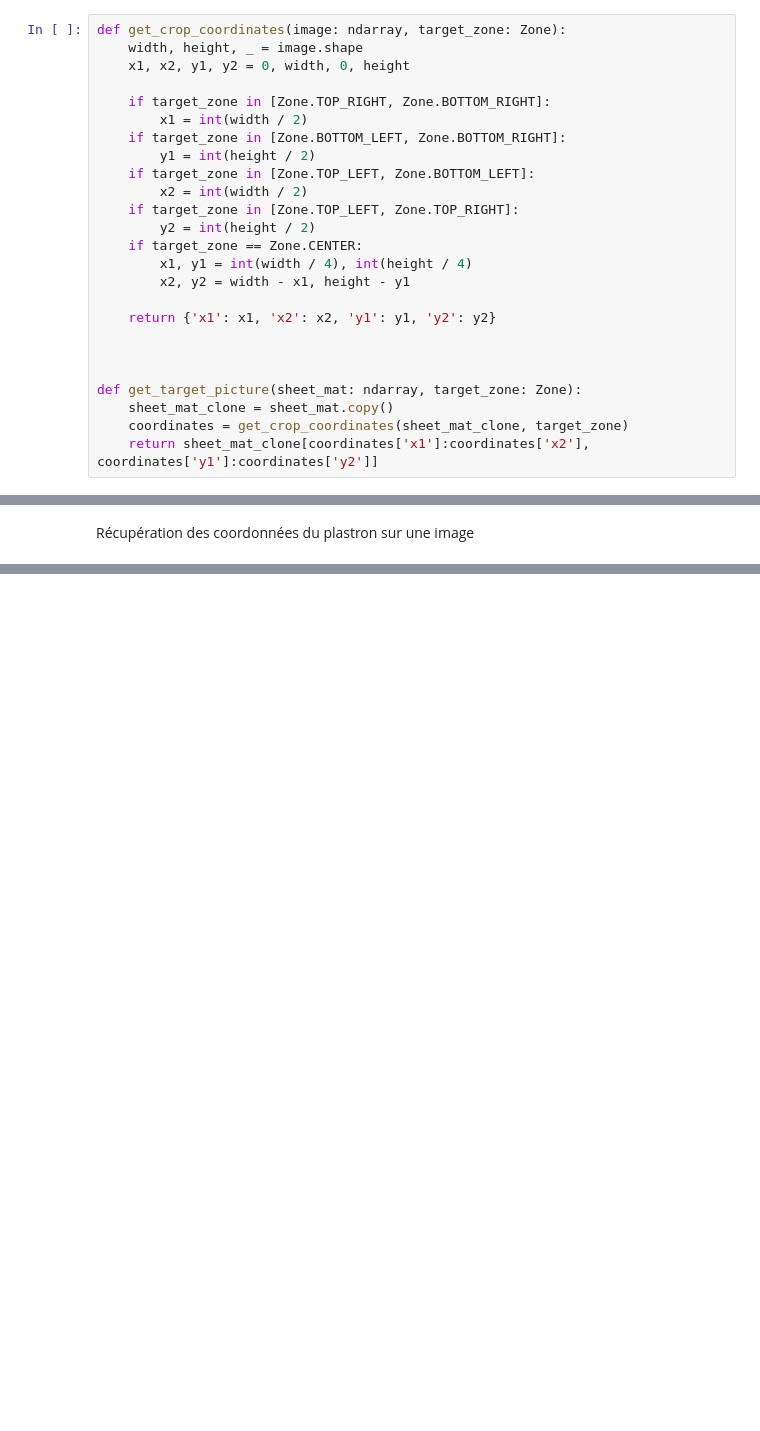
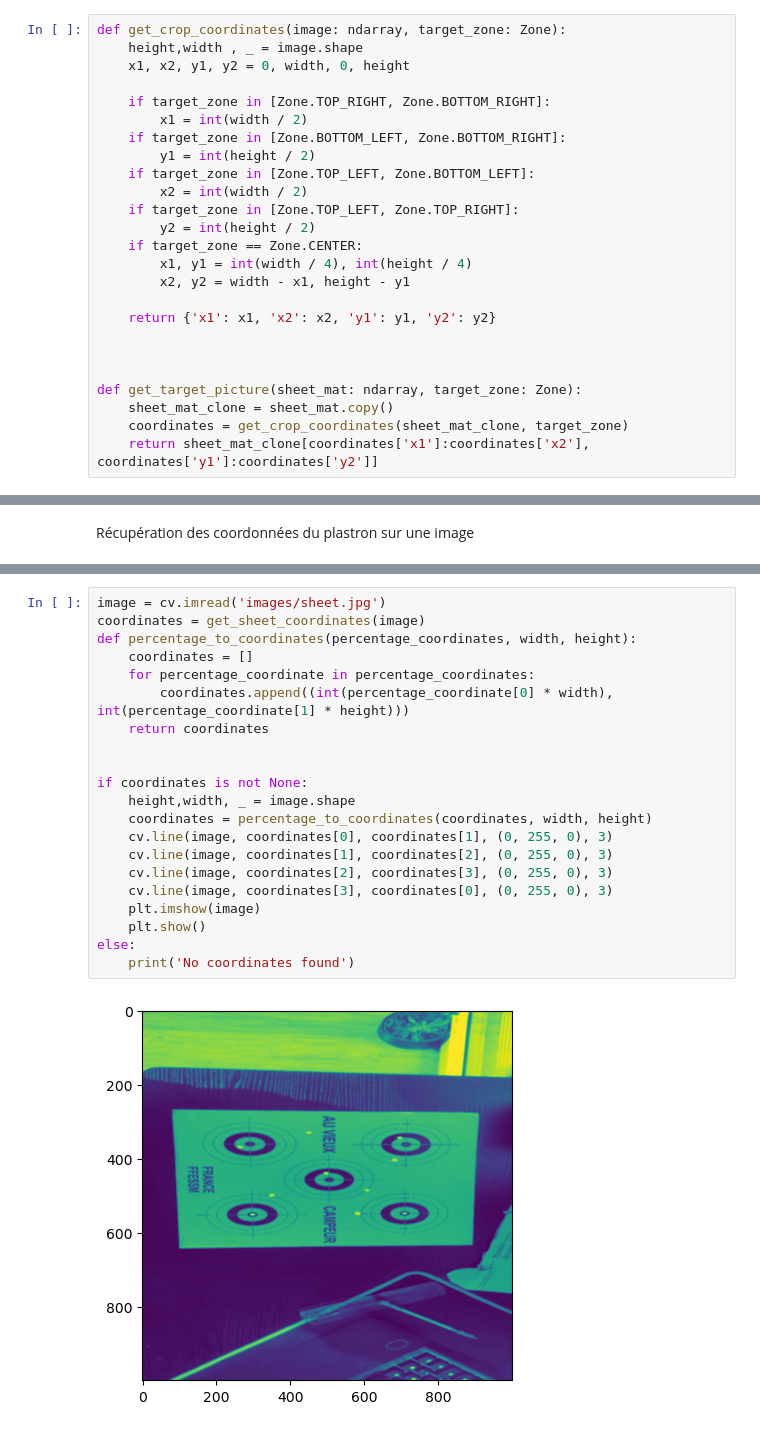
Before and after one commit to subvision-soft/documentation, a Jupyter notebook: algorithm-demo.ipynb, the cells around one changed output, grey strips where cells are left out. Drawn from its saved outputs; the diff is of its cells as text; blank space fills up the shorter version.

```diff
--- a/algorithm-demo.ipynb
+++ b/algorithm-demo.ipynb
@@ -23,7 +23,7 @@ class Zone(Enum):
 Extraction d'un visuel du plastron
 # %%
 def get_crop_coordinates(image: ndarray, target_zone: Zone):
-    width, height, _ = image.shape
+    height,width , _ = image.shape
     x1, x2, y1, y2 = 0, width, 0, height
 
     if target_zone in [Zone.TOP_RIGHT, Zone.BOTTOM_RIGHT]:
@@ -129,0 +160,23 @@ def get_sheet_coordinates(sheet_mat: ndarray):
+# %%
+image = cv.imread('images/sheet.jpg')
+coordinates = get_sheet_coordinates(image)
+def percentage_to_coordinates(percentage_coordinates, width, height):
+    coordinates = []
+    for percentage_coordinate in percentage_coordinates:
+        coordinates.append((int(percentage_coordinate[0] * width), int(percentage_coordinate[1] * height)))
+    return coordinates
+
+
+if coordinates is not None:
+    height,width, _ = image.shape
+    coordinates = percentage_to_coordinates(coordinates, width, height)
+    cv.line(image, coordinates[0], coordinates[1], (0, 255, 0), 3)
+    cv.line(image, coordinates[1], coordinates[2], (0, 255, 0), 3)
+    cv.line(image, coordinates[2], coordinates[3], (0, 255, 0), 3)
+    cv.line(image, coordinates[3], coordinates[0], (0, 255, 0), 3)
+    plt.imshow(image)
+    plt.show()
+else:
+    print('No coordinates found')
+# %% [output]
+[figure, added]
```
Also changed, not shown: parts of 5 cells of this notebook, 1 other file.
